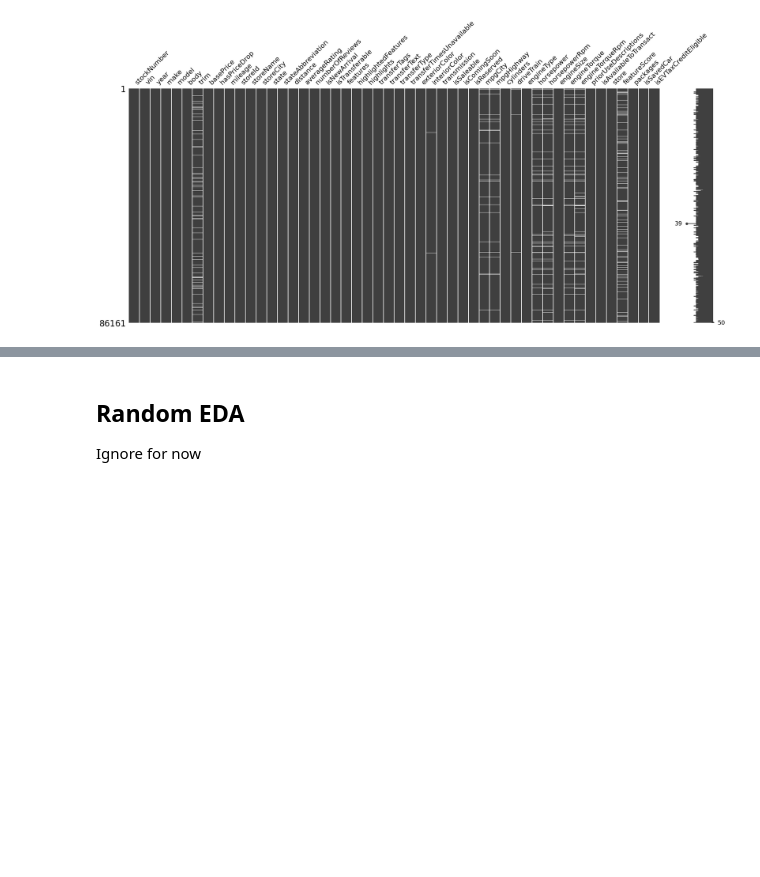
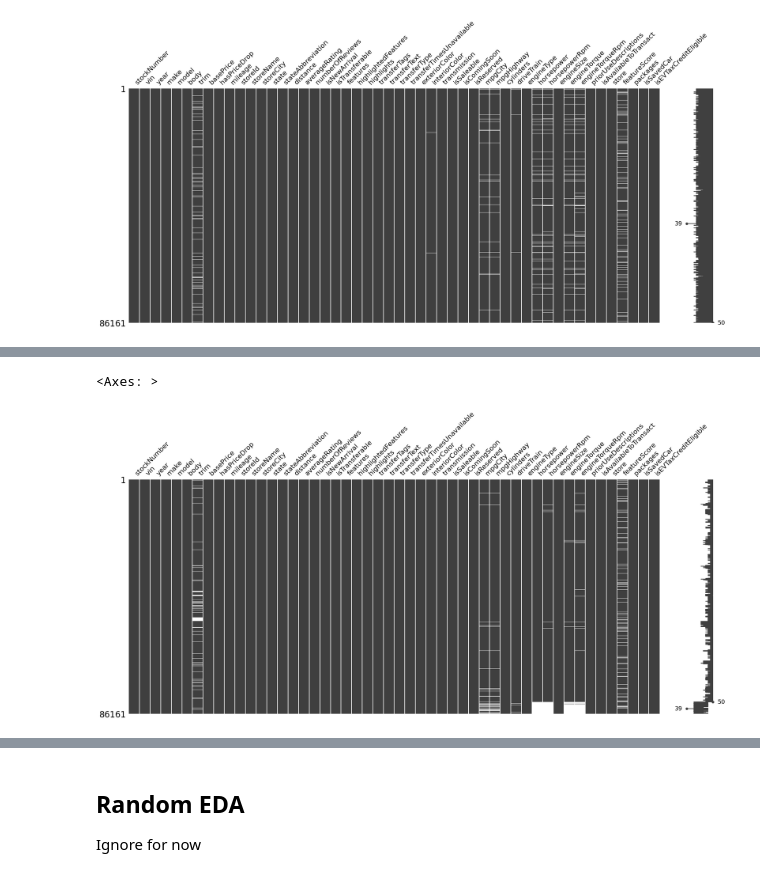
Before and after one commit to demyasa/Predictive-Analysis-of-Car-Trade-In-Values, a Jupyter notebook: EDA.ipynb, the cells around one changed output, grey strips where cells are left out. Saved outputs shown, nothing was run; the diff lists cells and outputs as text; code cells hidden in the pictures; blank space fills up the shorter version.

```diff
--- a/EDA.ipynb
+++ b/EDA.ipynb
@@ -323,0 +341,7 @@ msno.matrix(df_unique)
+# %%
+# Trying out the sort function on Horsepower
+sorted = df_unique.sort_values('horsepower')
+msno.matrix(sorted)
+# %% [output]
+<Axes: >
+[figure, added]
```
Also changed, not shown: parts of 9 cells of this notebook.
